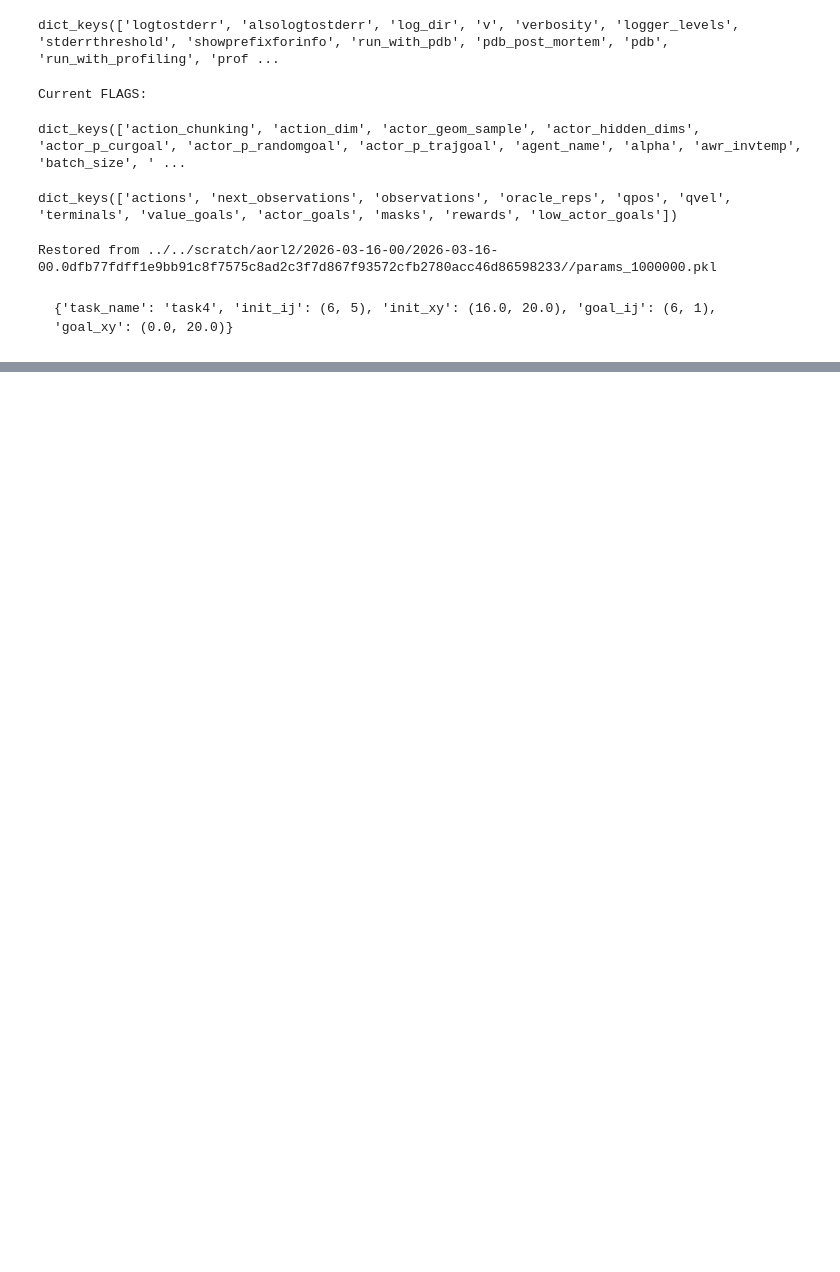
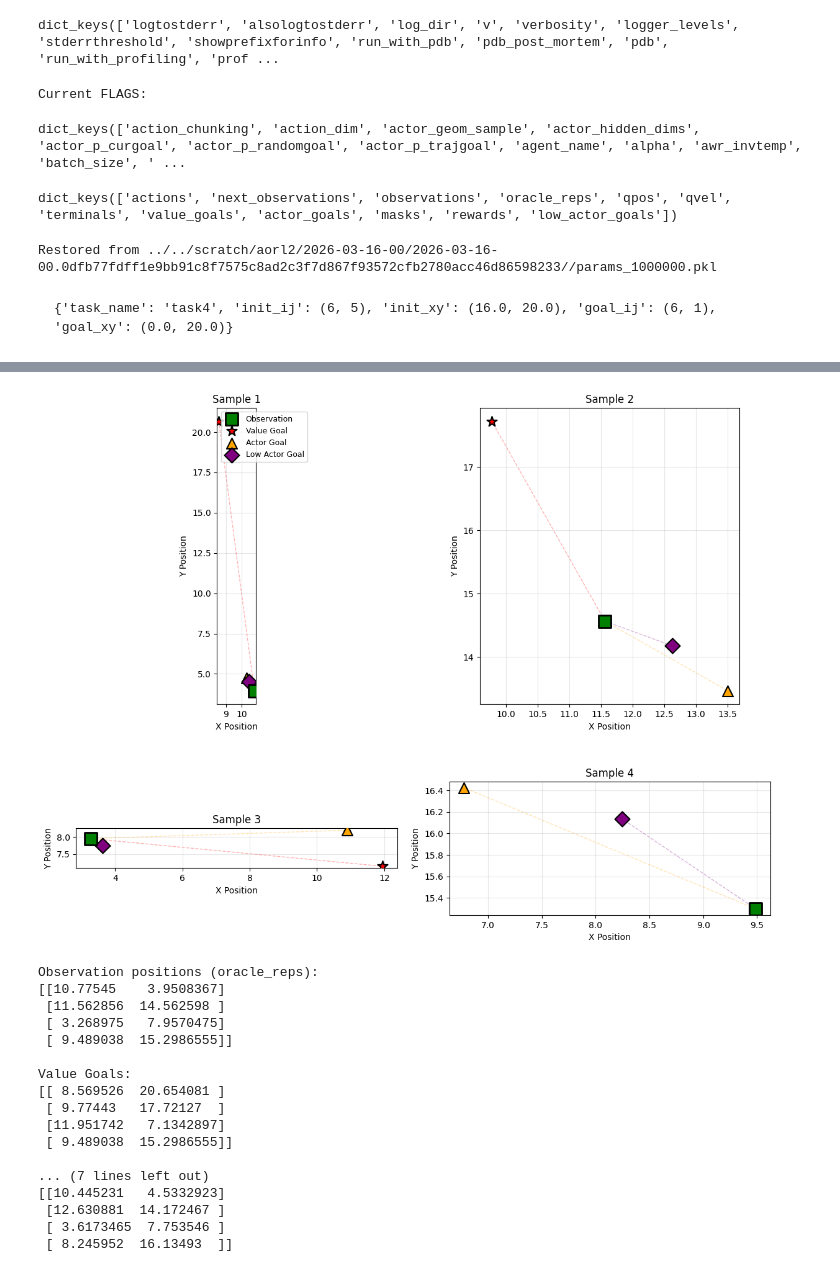
Before and after one commit to jnzhao3/horizon-reduction, a Jupyter notebook: plot_sampled_subgoals.ipynb, the cells around one changed output, grey strips where cells are left out. Saved outputs shown, nothing was run; the diff lists cells and outputs as text; code cells hidden in the pictures; blank space fills up the shorter version.

```diff
--- a/plot_sampled_subgoals.ipynb
+++ b/plot_sampled_subgoals.ipynb
@@ -174,0 +237,70 @@ array([[ 9.9670514e-04,  2.0755249e+01],
+# %%
+# Sample a few batches and plot observations with different goal types
+batch = train_dataset.sample(4)
+
+fig, axes = plt.subplots(2, 2, figsize=(12, 10))
+axes = axes.flatten()
+
+for idx in range(4):
+    ax = axes[idx]
+
+    # Get observation position (oracle representation - 2D coordinates)
+    obs_pos = batch['oracle_reps'][idx]
+
+    # Get different goal types
+    value_goal = batch['value_goals'][idx]
+    actor_goal = batch['actor_goals'][idx]
+    low_actor_goal = batch['low_actor_goals'][idx]
+
+    # Plot observation position
+    ax.scatter(obs_pos[0], obs_pos[1], s=200, marker='s', color='green', label='Observation', zorder=5, edgecolors='black', linewidth=2)
+
+    # Plot goals
+    ax.scatter(value_goal[0], value_goal[1], s=150, marker='*', color='red', label='Value Goal', zorder=4, edgecolors='black', linewidth=1.5)
+    ax.scatter(actor_goal[0], actor_goal[1], s=150, marker='^', color='orange', label='Actor Goal', zorder=4, edgecolors='black', linewidth=1.5)
+    ax.scatter(low_actor_goal[0], low_actor_goal[1], s=150, marker='D', color='purple', label='Low Actor Goal', zorder=4, edgecolors='black', linewidth=1.5)
+
+    # Draw lines connecting observation to each goal type
+    ax.plot([obs_pos[0], value_goal[0]], [obs_pos[1], value_goal[1]], 'r--', alpha=0.3, linewidth=1)
+    ax.plot([obs_pos[0], actor_goal[0]], [obs_pos[1], actor_goal[1]], 'orange', linestyle='--', alpha=0.3, linewidth=1)
+    ax.plot([obs_pos[0], low_actor_goal[0]], [obs_pos[1], low_actor_goal[1]], 'purple', linestyle='--', alpha=0.3, linewidth=1)
+
+    ax.set_xlabel('X Position')
+    ax.set_ylabel('Y Position')
+    ax.set_title(f'Sample {idx + 1}')
+    ax.grid(True, alpha=0.3)
+    ax.set_aspect('equal')
+    if idx == 0:
+        ax.legend(loc='best', fontsize=9)
+
+plt.tight_layout()
+plt.show()
+
+# Print statistics
+print("Observation positions (oracle_reps):")
+print(batch['oracle_reps'])
+print("\nValue Goals:")
+print(batch['value_goals'])
+print("\nActor Goals:")
+print(batch['actor_goals'])
+print("\nLow Actor Goals:")
+print(batch['low_actor_goals'])
+# %% [output]
+[figure, added]
+Observation positions (oracle_reps):
+[[10.77545    3.9508367]
+ [11.562856  14.562598 ]
+ [ 3.268975   7.9570475]
+ [ 9.489038  15.2986555]]
+
+Value Goals:
+[[ 8.569526  20.654081 ]
+ [ 9.77443   17.72127  ]
+ [11.951742   7.1342897]
+ [ 9.489038  15.2986555]]
+
+... (7 lines left out)
+[[10.445231   4.5332923]
+ [12.630881  14.172467 ]
+ [ 3.6173465  7.753546 ]
+ [ 8.245952  16.13493  ]]
```
Also changed, not shown: parts of 10 cells of this notebook, 10 other files.
